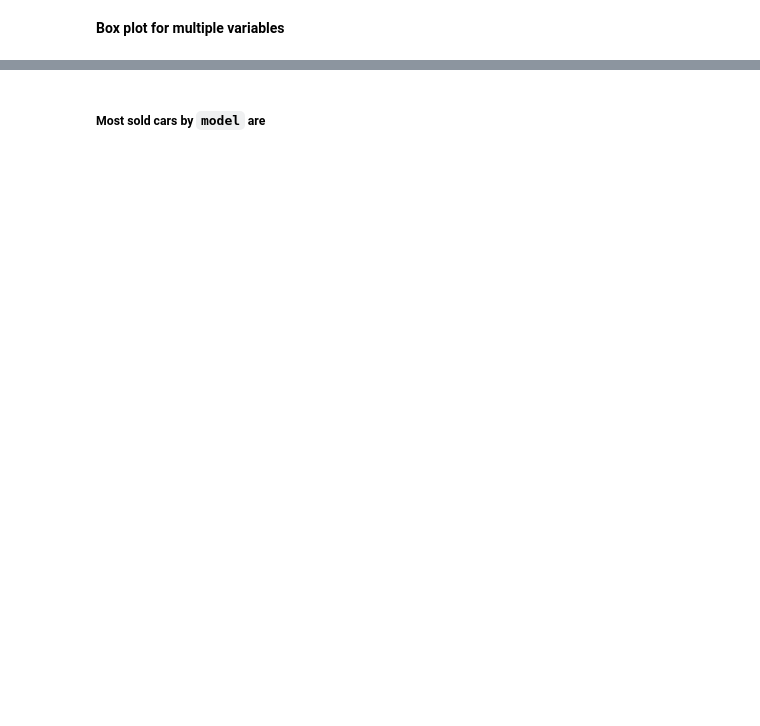
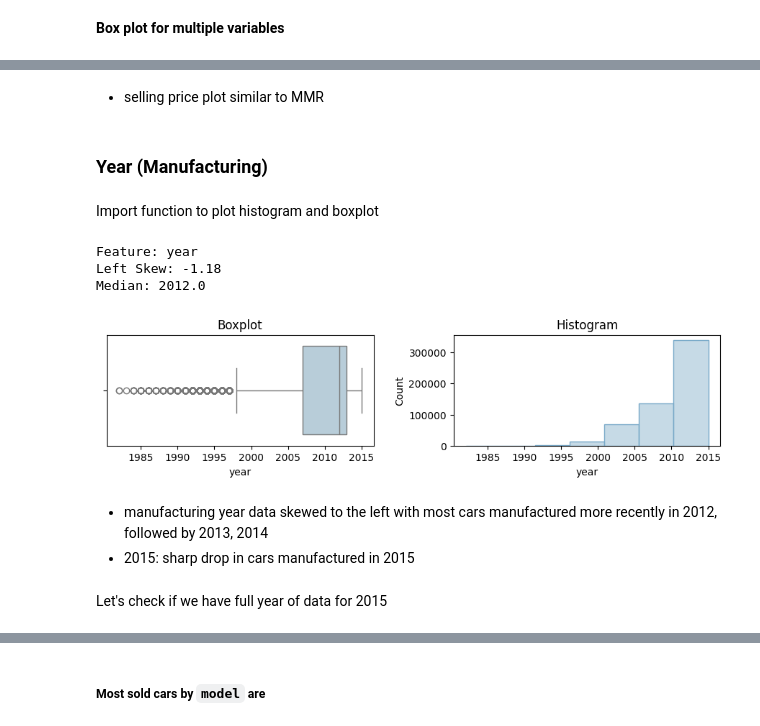
Before and after one commit to aprilhong/vehiclesales, a Jupyter notebook: vehiclesales.ipynb, the cells around one changed output, grey strips where cells are left out. Drawn from its saved outputs; the diff is of its cells as text; code cells hidden in the pictures; blank space fills up the shorter version.

```diff
--- a/vehiclesales.ipynb
+++ b/vehiclesales.ipynb
@@ -1476,0 +1210,19 @@ Name: proportion, dtype: float64
+# %% [markdown]
+- selling price plot similar to MMR
+# %% [markdown]
+### Year (Manufacturing)
+# %% [markdown]
+Import function to plot histogram and boxplot
+# %%
+# apply function
+bhplt(df_clean,'year',11,2,0.3,5)
+# %% [output]
+Feature: year
+Left Skew: -1.18
+Median: 2012.0
+[figure, added]
+# %% [markdown]
+- manufacturing year data skewed to the left with most cars manufactured more recently in 2012, followed by 2013, 2014
+- 2015: sharp drop in cars manufactured in 2015
+# %% [markdown]
+Let's check if we have full year of data for 2015
```
Also changed, not shown: parts of 184 cells of this notebook, 3 other files.
